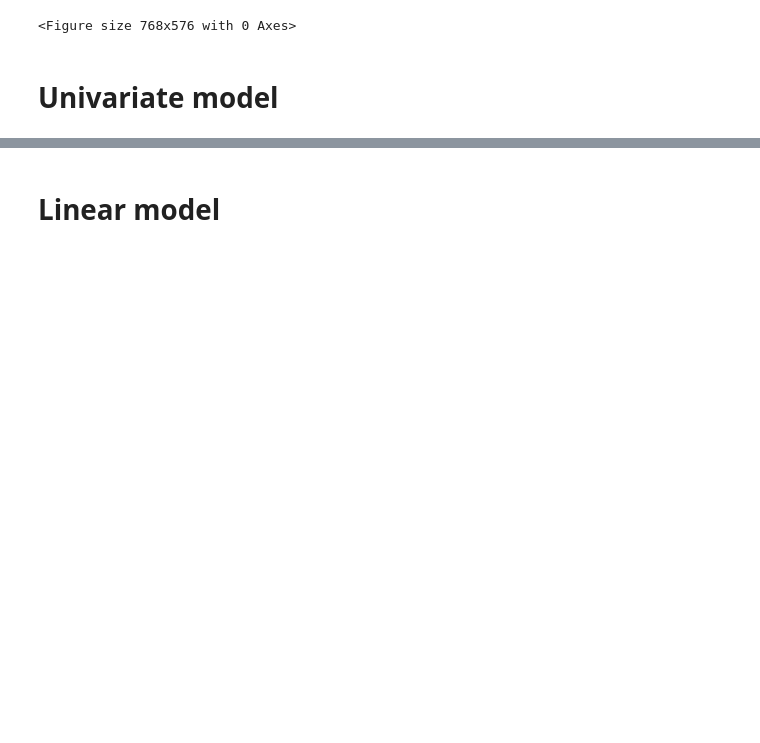
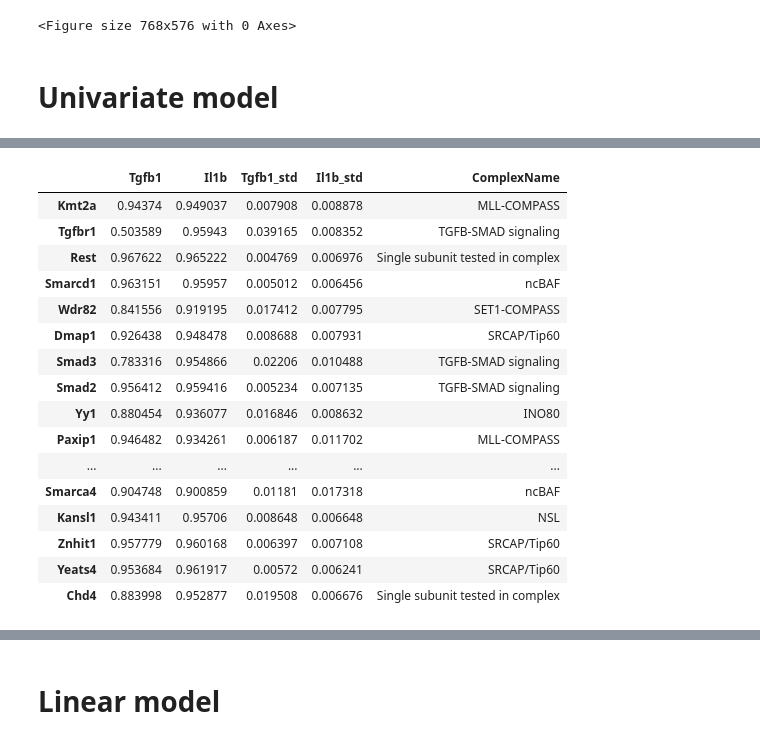
Before and after one commit to JPTK/fibroblast-perturb-seq-analysis, a Jupyter notebook: sc-5-independence-test/Rd13_Calculate-Independence-Tests-reseq.ipynb, the cells around one changed output, grey strips where cells are left out. Drawn from its saved outputs; the diff is of its cells as text; code cells hidden in the pictures; blank space fills up the shorter version.

```diff
--- a/sc-5-independence-test/Rd13_Calculate-Independence-Tests-reseq.ipynb
+++ b/sc-5-independence-test/Rd13_Calculate-Independence-Tests-reseq.ipynb
@@ -377,6 +346,25 @@ Znhit1
 Chd4
 # %%
 df = df.join(complex_labels)
+df
+# %% [output]
+|  | Tgfb1 | Il1b | Tgfb1_std | Il1b_std | ComplexName |
+| Kmt2a | 0.94374 | 0.949037 | 0.007908 | 0.008878 | MLL-COMPASS |
+| Tgfbr1 | 0.503589 | 0.95943 | 0.039165 | 0.008352 | TGFB-SMAD signaling |
+| Rest | 0.967622 | 0.965222 | 0.004769 | 0.006976 | Single subunit tested in complex |
+| Smarcd1 | 0.963151 | 0.95957 | 0.005012 | 0.006456 | ncBAF |
+| Wdr82 | 0.841556 | 0.919195 | 0.017412 | 0.007795 | SET1-COMPASS |
+| Dmap1 | 0.926438 | 0.948478 | 0.008688 | 0.007931 | SRCAP/Tip60 |
+| Smad3 | 0.783316 | 0.954866 | 0.02206 | 0.010488 | TGFB-SMAD signaling |
+| Smad2 | 0.956412 | 0.959416 | 0.005234 | 0.007135 | TGFB-SMAD signaling |
+| Yy1 | 0.880454 | 0.936077 | 0.016846 | 0.008632 | INO80 |
+| Paxip1 | 0.946482 | 0.934261 | 0.006187 | 0.011702 | MLL-COMPASS |
+| ... | ... | ... | ... | ... | ... |
+| Smarca4 | 0.904748 | 0.900859 | 0.01181 | 0.017318 | ncBAF |
+| Kansl1 | 0.943411 | 0.95706 | 0.008648 | 0.006648 | NSL |
+| Znhit1 | 0.957779 | 0.960168 | 0.006397 | 0.007108 | SRCAP/Tip60 |
+| Yeats4 | 0.953684 | 0.961917 | 0.00572 | 0.006241 | SRCAP/Tip60 |
+| Chd4 | 0.883998 | 0.952877 | 0.019508 | 0.006676 | Single subunit tested in complex |
 # %%
 plt.figure(figsize=(15,15)) #
 
```
Also changed, not shown: parts of 42 cells of this notebook.
